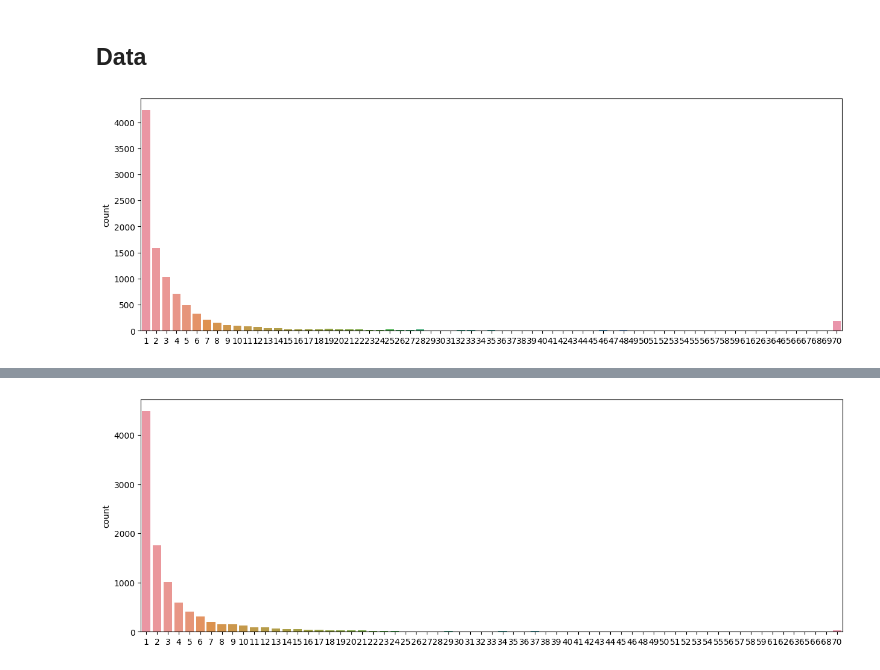
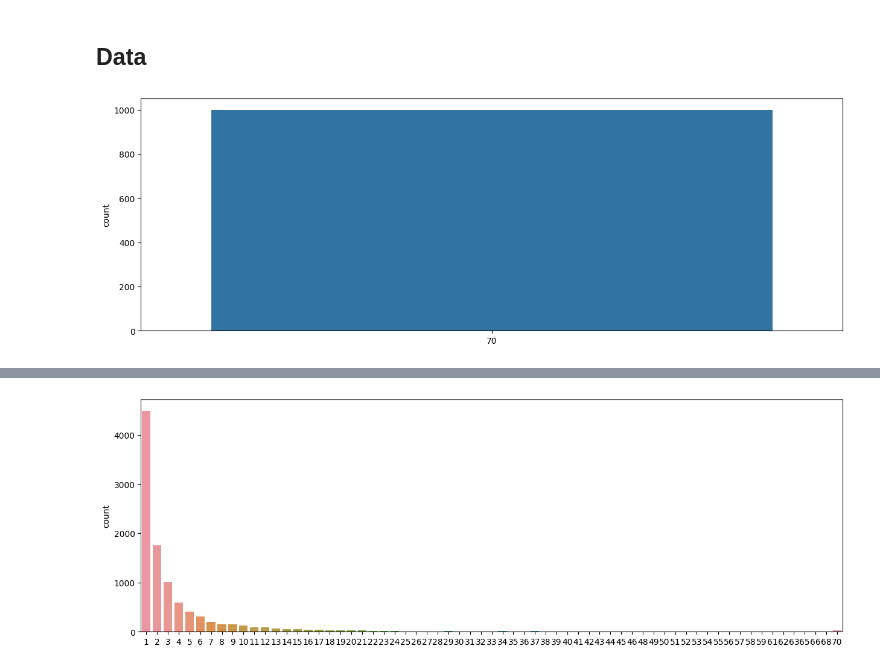
Before and after one commit to TheoViel/kaggle_otto_rs, a Jupyter notebook: notebooks/Training.ipynb, the cells around one changed output, grey strips where cells are left out. Drawn from its saved outputs; the diff is of its cells as text; code cells hidden in the pictures.

Commit message:
dataset

```diff
--- a/notebooks/Training.ipynb
+++ b/notebooks/Training.ipynb
@@ -80,12 +77,15 @@ from scipy.stats import *
 # %%
 import torch
 import numpy as np
+from scipy.stats import poisson
 from torch.utils.data import Dataset
 
+from params import N_IDS
 
 class OttoTrainDataset(Dataset):
-    def __init__(self, df, max_len=100, max_trunc=20, train=True):
+    def __init__(self, df, max_len=100, max_trunc=20, train=True, test=False):
         self.df = df
+        self.test = test
         self.train = train
         self.max_len = max_len
         self.max_trunc = max_trunc
@@ -116,45 +116,51 @@ class OttoTrainDataset(Dataset):
         ps = self.ps[:len(range_)].copy()
         ps /= ps.sum()
 
+        if not self.train:  # deterministic
+            np.random.seed(2020)
         trunc = np.random.choice(range_, p=ps)
 
-        return x[:trunc]
+        return x[:trunc], x[trunc:]
 
+    @staticmethod
+    def get_target(x):
+        y = np.zeros((N_IDS, NUM_CLASSES), dtype=np.uint8)
+        y[x[:, 0], x[:, 2]] = 1
+        return y.copy()
 
     def __getitem__(self, idx):
-        data = np.load(self.paths[idx])
+        x = np.load(self.paths[idx])
 
-        if not self.train:
-            return data
+        if not self.test:
+            x, x_target = self.truncate(x)
+            y = self.get_target(x_target)
 
-        data = self.truncate(data)
-
-        return data
-
-        data = self.pad(data)
+        x = self.pad(x)
 
         return {
-            "ids": torch.tensor(encoding["input_ids"], dtype=torch.long),
-            "token_type_ids": torch.tensor(encoding["token_type_ids"], dtype=torch.long),
-            "target": torch.tensor(token_target, dtype=torch.float),
+            "ids": torch.tensor(x[:, 0], dtype=torch.long),
+            "ts": torch.tensor(x[:, 1], dtype=torch.long),
+            "token_type_ids": torch.tensor(x[:, 2], dtype=torch.long),
+            "x_target": torch.tensor(x_target),
+            "target": torch.from_numpy(y),
         }
 
     def __len__(self):
         return len(self.paths)
 # %%
-dataset = OttoTrainDataset(df, max_len=450, max_trunc=100, train=True)
+dataset = OttoTrainDataset(df, max_len=410, max_trunc=100, train=True, test=False)
 # %%
 lens = []
 for idx in tqdm(range(10000)):
     data = dataset[idx]
-    lens.append(data.shape[0])
+    lens.append(data['ids'].size(0))
 #     break
 
 plt.figure(figsize=(15, 5))
 sns.countplot(x=np.clip(lens, 0, 70))
 plt.show()
 # %% [output]
-[figure, old version]
+[figure, new version]
 # %%
 dataset = OttoTrainDataset(df_test, max_len=410, train=False)
 lens = []
```
Also changed, not shown: parts of 6 cells of this notebook, 3 other files.
